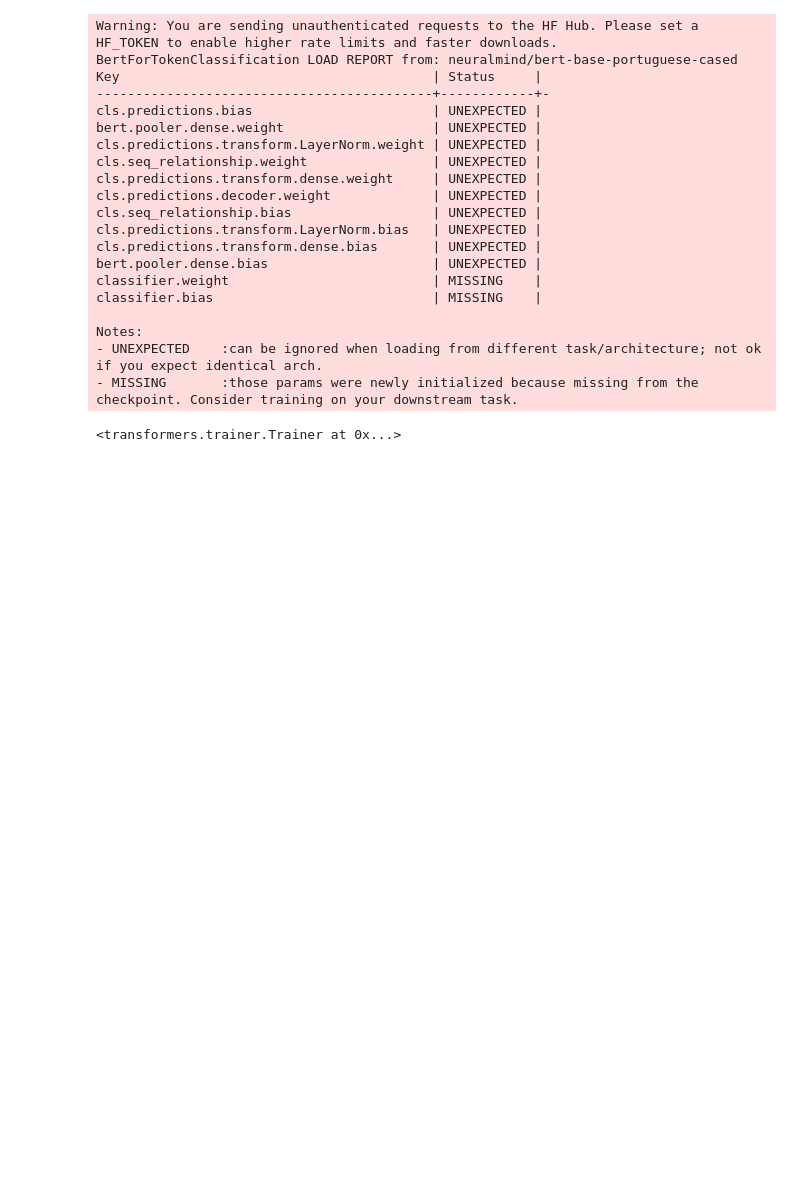
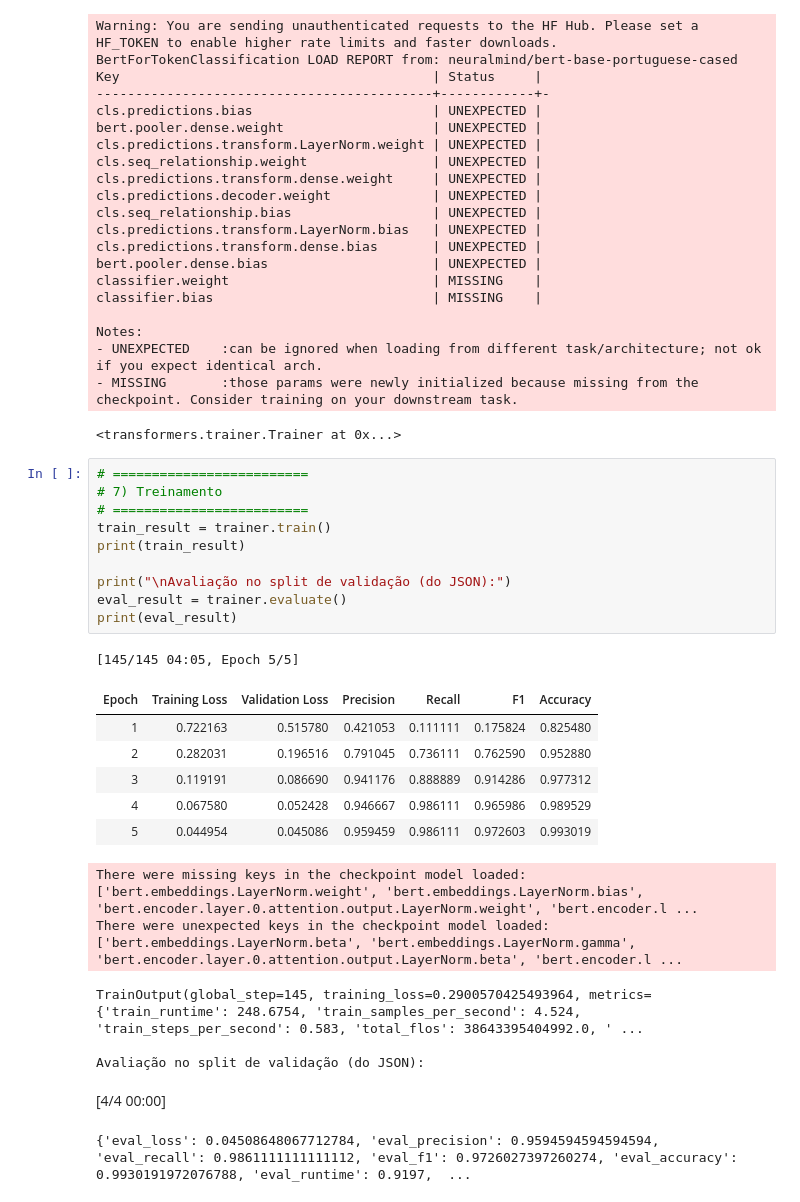
Before and after one commit to guiabbehusen/nlp-acesso-a-informacao, a Jupyter notebook: solucao_desafiodf.ipynb, the cells around one changed output. Saved outputs shown, nothing was run; the diff lists cells and outputs as text; blank space fills up the shorter version.

Commit message:
feat(notebook): adiciona etapa de treinamento e avaliação do modelo

```diff
--- a/solucao_desafiodf.ipynb
+++ b/solucao_desafiodf.ipynb
@@ -827,3 +827,28 @@ Notes:
 - UNEXPECTED    :can be ignored when loading from different task/architecture; not ok if you expect identical arch.
 - MISSING       :those params were newly initialized because missing from the checkpoint. Consider training on your downstream task.
 <transformers.trainer.Trainer at 0x...>
+# %%
+# =========================
+# 7) Treinamento
+# =========================
+train_result = trainer.train()
+print(train_result)
+
+print("\nAvaliação no split de validação (do JSON):")
+eval_result = trainer.evaluate()
+print(eval_result)
+# %% [output]
+[145/145 04:05, Epoch 5/5]
+| Epoch | Training Loss | Validation Loss | Precision | Recall | F1 | Accuracy |
+| 1 | 0.722163 | 0.515780 | 0.421053 | 0.111111 | 0.175824 | 0.825480 |
+| 2 | 0.282031 | 0.196516 | 0.791045 | 0.736111 | 0.762590 | 0.952880 |
+| 3 | 0.119191 | 0.086690 | 0.941176 | 0.888889 | 0.914286 | 0.977312 |
+| 4 | 0.067580 | 0.052428 | 0.946667 | 0.986111 | 0.965986 | 0.989529 |
+| 5 | 0.044954 | 0.045086 | 0.959459 | 0.986111 | 0.972603 | 0.993019 |
+There were missing keys in the checkpoint model loaded: ['bert.embeddings.LayerNorm.weight', 'bert.embeddings.LayerNorm.bias', 'bert.encoder.layer.0.attention.output.LayerNorm.weight', 'bert.encoder.l ...
+There were unexpected keys in the checkpoint model loaded: ['bert.embeddings.LayerNorm.beta', 'bert.embeddings.LayerNorm.gamma', 'bert.encoder.layer.0.attention.output.LayerNorm.beta', 'bert.encoder.l ...
+TrainOutput(global_step=145, training_loss=0.2900570425493964, metrics={'train_runtime': 248.6754, 'train_samples_per_second': 4.524, 'train_steps_per_second': 0.583, 'total_flos': 38643395404992.0, ' ...
+
+Avaliação no split de validação (do JSON):
+[4/4 00:00]
+{'eval_loss': 0.04508648067712784, 'eval_precision': 0.9594594594594594, 'eval_recall': 0.9861111111111112, 'eval_f1': 0.9726027397260274, 'eval_accuracy': 0.9930191972076788, 'eval_runtime': 0.9197,  ...
```
